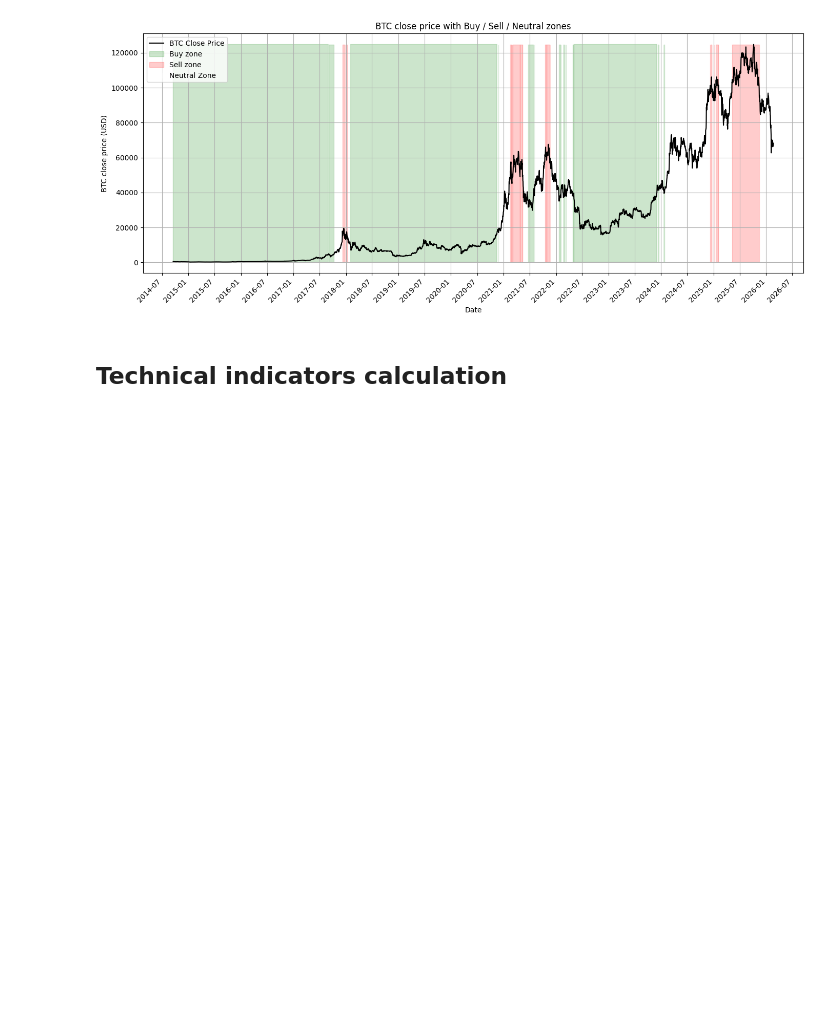
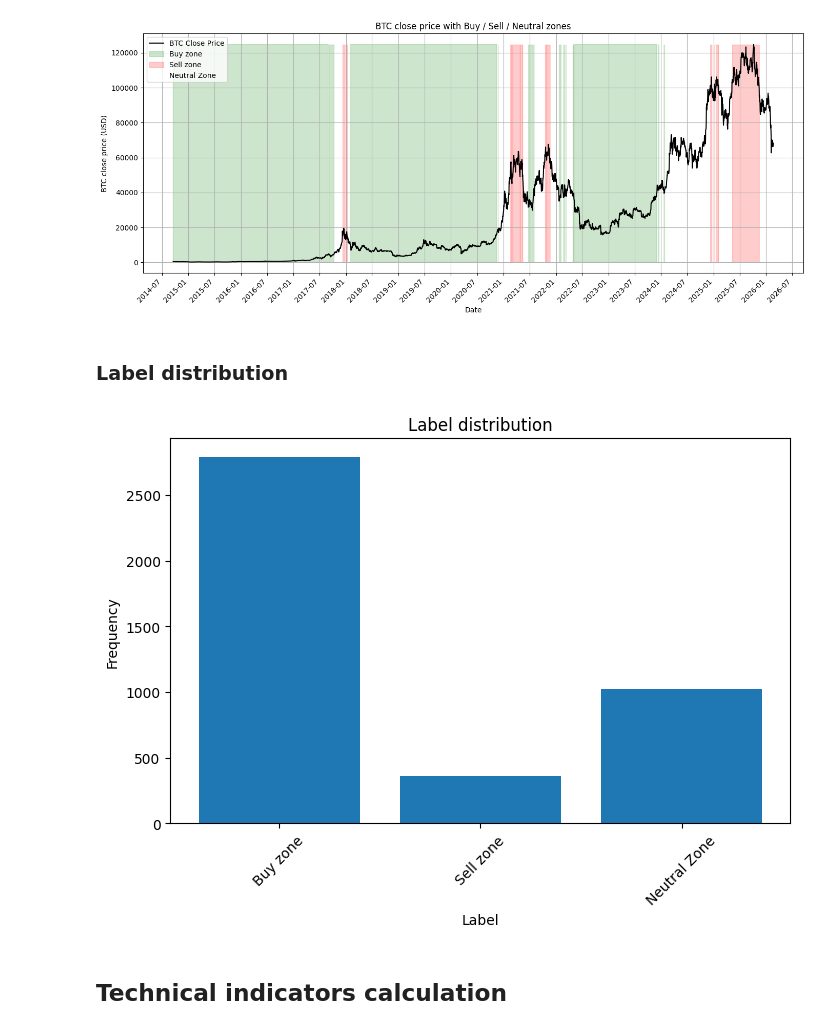
Before and after one commit to sunblade02/ml-btc, a Jupyter notebook: ML-BTC.ipynb, the cells around one changed output. Cells and saved outputs as stored; diff of their text form; code cells hidden in the pictures; blank space fills up the shorter version.

```diff
--- a/ML-BTC.ipynb
+++ b/ML-BTC.ipynb
@@ -347,6 +385,23 @@ pyplot.tight_layout()
 pyplot.show()
 # %% [output]
 [figure]
+# %% [markdown]
+### Label distribution
+# %%
+df_tmp = df.clone()
+
+df_tmp = df_tmp.group_by("Label").len()
+df_tmp = df_tmp.to_pandas()
+
+pyplot.figure(figsize=(8,5))
+pyplot.bar(df_tmp["Label"], df_tmp["len"])
+pyplot.xlabel("Label")
+pyplot.ylabel("Frequency")
+pyplot.title("Label distribution")
+pyplot.xticks(rotation=45)
+pyplot.show()
+# %% [output]
+[figure, added]
 # %% [markdown]
 ## Technical indicators calculation
 # %% [markdown]
```
Also changed, not shown: parts of 23 cells of this notebook, 1 other file.
